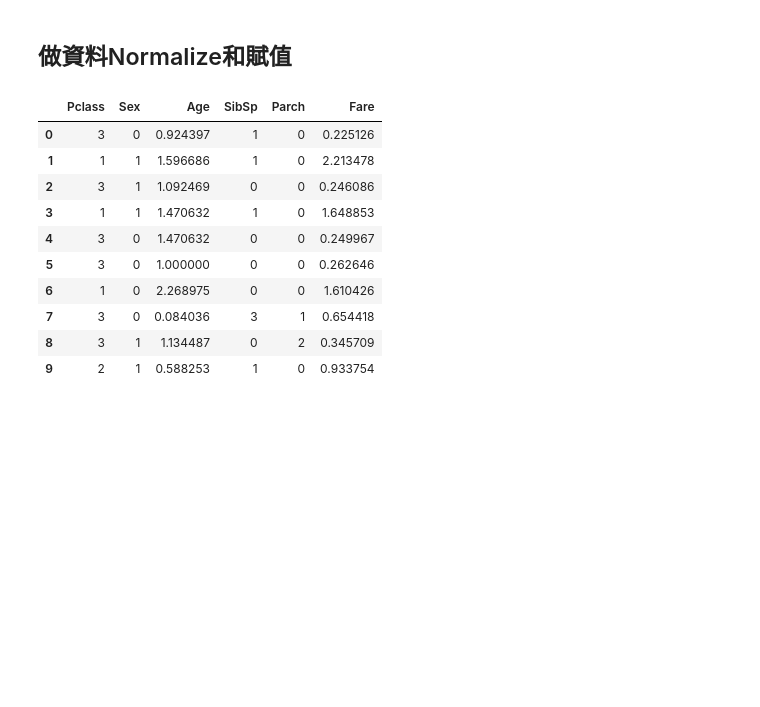
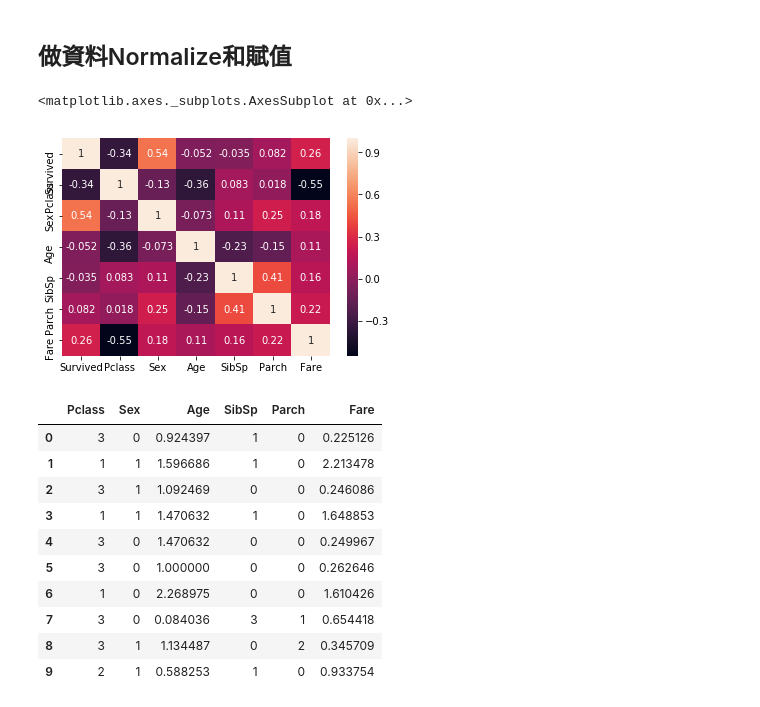
Before and after one commit to csLesterChen/Problem-based-machine-learning, a Jupyter notebook: final/Titanic_DNN.ipynb, the cells around one changed output. Drawn from its saved outputs; the diff is of its cells as text; code cells hidden in the pictures; blank space fills up the shorter version.

Commit message:
add heatmap

```diff
--- a/final/Titanic_DNN.ipynb
+++ b/final/Titanic_DNN.ipynb
@@ -64,5 +64,11 @@ df_test['Sex'] = df_test['Sex'].map(sex_map)
 # df_train['Embarked'] = df_train['Embarked'].map(embark)
 # df_test['Embarked'] = df_test['Embarked'].map(embark)
+# %%
+train_corr = df_train.corr()
+sns.heatmap(train_corr,annot=True)
+# %% [output]
+<matplotlib.axes._subplots.AxesSubplot at 0x...>
+[figure, added]
 # %%
 train_y = df_train['Survived'].values
 test_y = df_test_answer['Survived'].values
```
Also changed, not shown: parts of 3 cells of this notebook.
